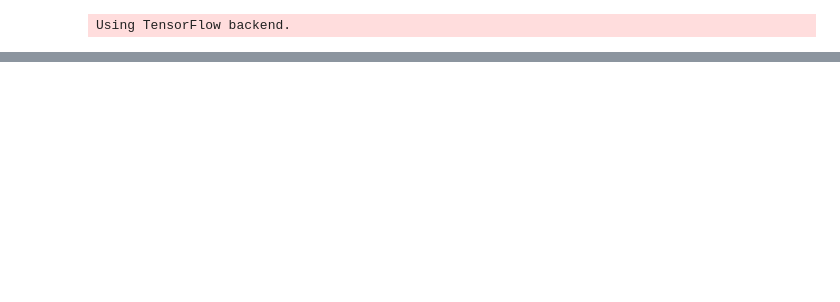
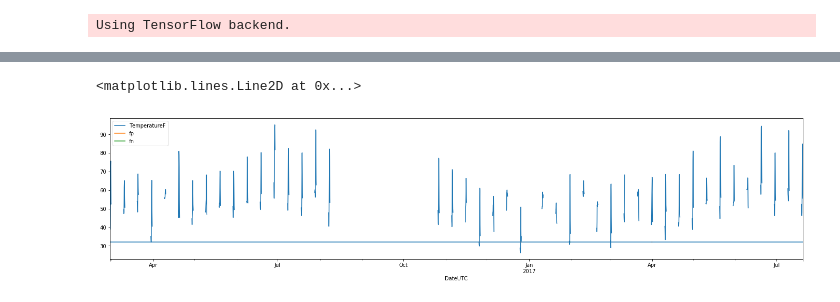
Before and after one commit to CienegaOrchards/Learning, a Jupyter notebook: Weather supplemental data.ipynb, the cells around one changed output, grey strips where cells are left out. Drawn from its saved outputs; the diff is of its cells as text; code cells hidden in the pictures; blank space fills up the shorter version.

```diff
--- a/Weather supplemental data.ipynb
+++ b/Weather supplemental data.ipynb
@@ -226,0 +212,6 @@ plt.plot(validation_data.forward_min.as_matrix(), 'c')
+# %%
+prediction_data = validation_data.assign(prediction = np.round(model.predict(val_x, batch_size=batch_size)).astype(int))
+prediction_data.index = prediction_data.index.tz_convert('UTC')
+prediction_data = prediction_data.merge(pd.get_dummies(prediction_data.prediction, prefix='prediction'), left_index=True, right_index=True)
+prediction_data = prediction_data.assign(fn = prediction_data.threshold_32*prediction_data.prediction_0)
+prediction_data = prediction_data.assign(fp = prediction_data.threshold_no*prediction_data.prediction_1)
@@ -226,0 +228,6 @@ plt.plot(validation_data.forward_min.as_matrix(), 'c')
+# %%
+extract[['TemperatureF','fp', 'fn']].plot(figsize=(24,5))
+plt.axhline(32)
+# %% [output]
+<matplotlib.lines.Line2D at 0x...>
+[figure, added]
```
Also changed, not shown: parts of 19 cells of this notebook, 3 other files.
